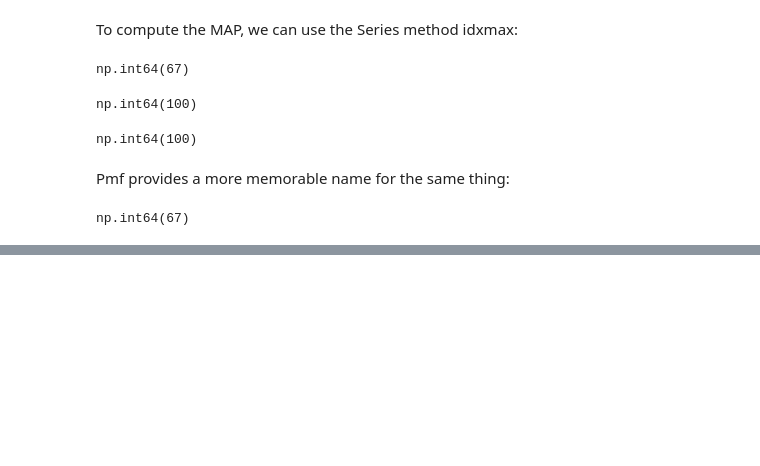
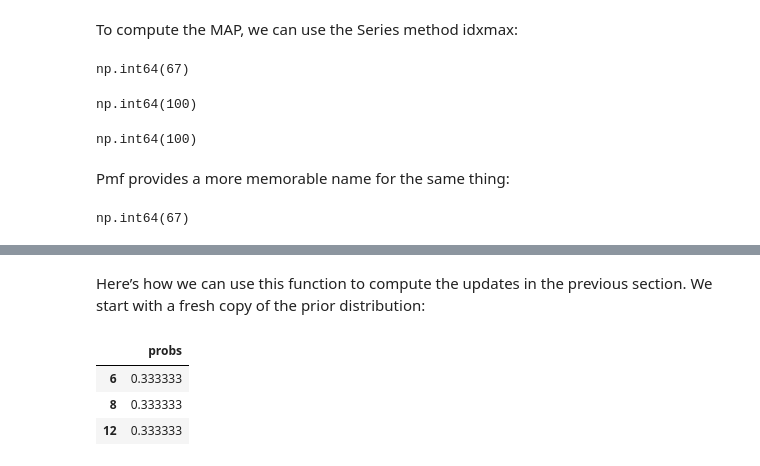
Before and after one commit to bea-sirowy/Python-tutorials, a Jupyter notebook: Bayes02_distributions.ipynb, the cells around one changed output, grey strips where cells are left out. Drawn from its saved outputs; the diff is of its cells as text; code cells hidden in the pictures; blank space fills up the shorter version.

```diff
--- a/Bayes02_distributions.ipynb
+++ b/Bayes02_distributions.ipynb
@@ -341,0 +445,12 @@ np.int64(67)
+# %% [markdown]
+
+Here’s how we can use this function to compute the updates in the previous
+section. We start with a fresh copy of the prior distribution:
+# %%
+pmf = prior.copy()
+pmf
+# %% [output]
+|  | probs |
+| 6 | 0.333333 |
+| 8 | 0.333333 |
+| 12 | 0.333333 |
```
Also changed, not shown: parts of 19 cells of this notebook.
